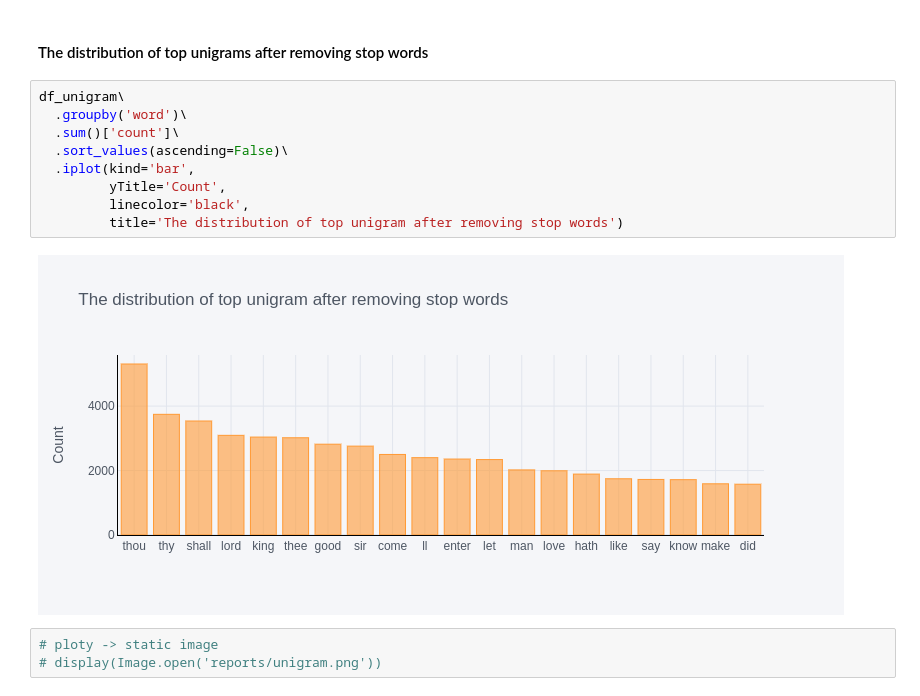
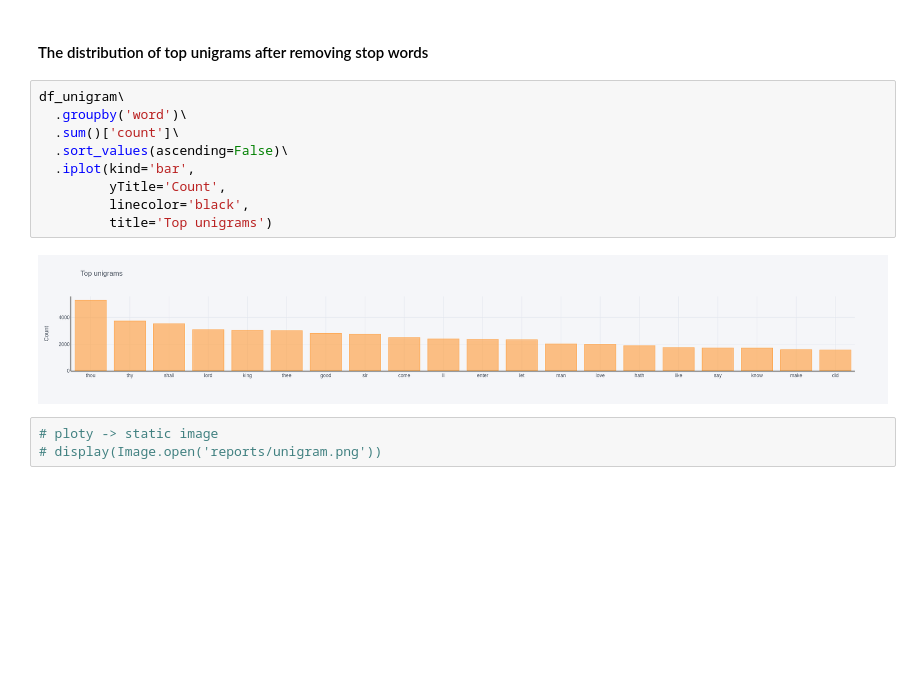
Before and after one commit to brunocampos01/federated-learning-for-text-generation, a Jupyter notebook: notebooks/1-data-undertanding_data-cleansing_ data-exploration.ipynb, the cells around one changed output. Cells and saved outputs as stored; diff of their text form; blank space fills up the shorter version.

```diff
--- a/notebooks/1-data-undertanding_data-cleansing_ data-exploration.ipynb
+++ b/notebooks/1-data-undertanding_data-cleansing_ data-exploration.ipynb
@@ -357,14 +349,14 @@ df_unigram.head()
 # %%
 df_unigram\
   .groupby('word')\
   .sum()['count']\
   .sort_values(ascending=False)\
   .iplot(kind='bar',
          yTitle='Count',
          linecolor='black',
-         title='The distribution of top unigram after removing stop words')
+         title='Top unigrams')
 # %% [output]
-[figure, old version]
+[figure, new version]
 # %%
 # ploty -> static image
 # display(Image.open('reports/unigram.png'))
```
Also changed, not shown: parts of 16 cells of this notebook, 9 other files.
